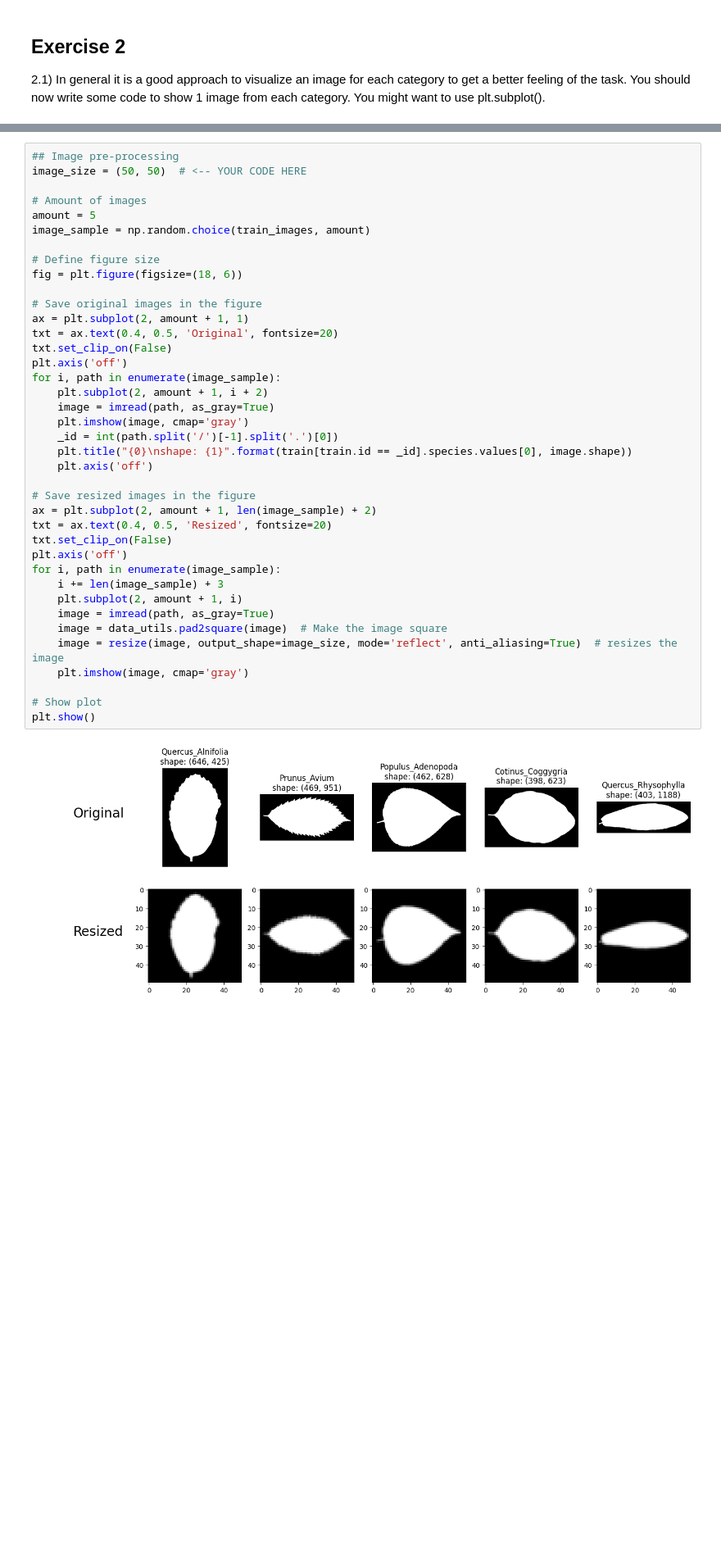
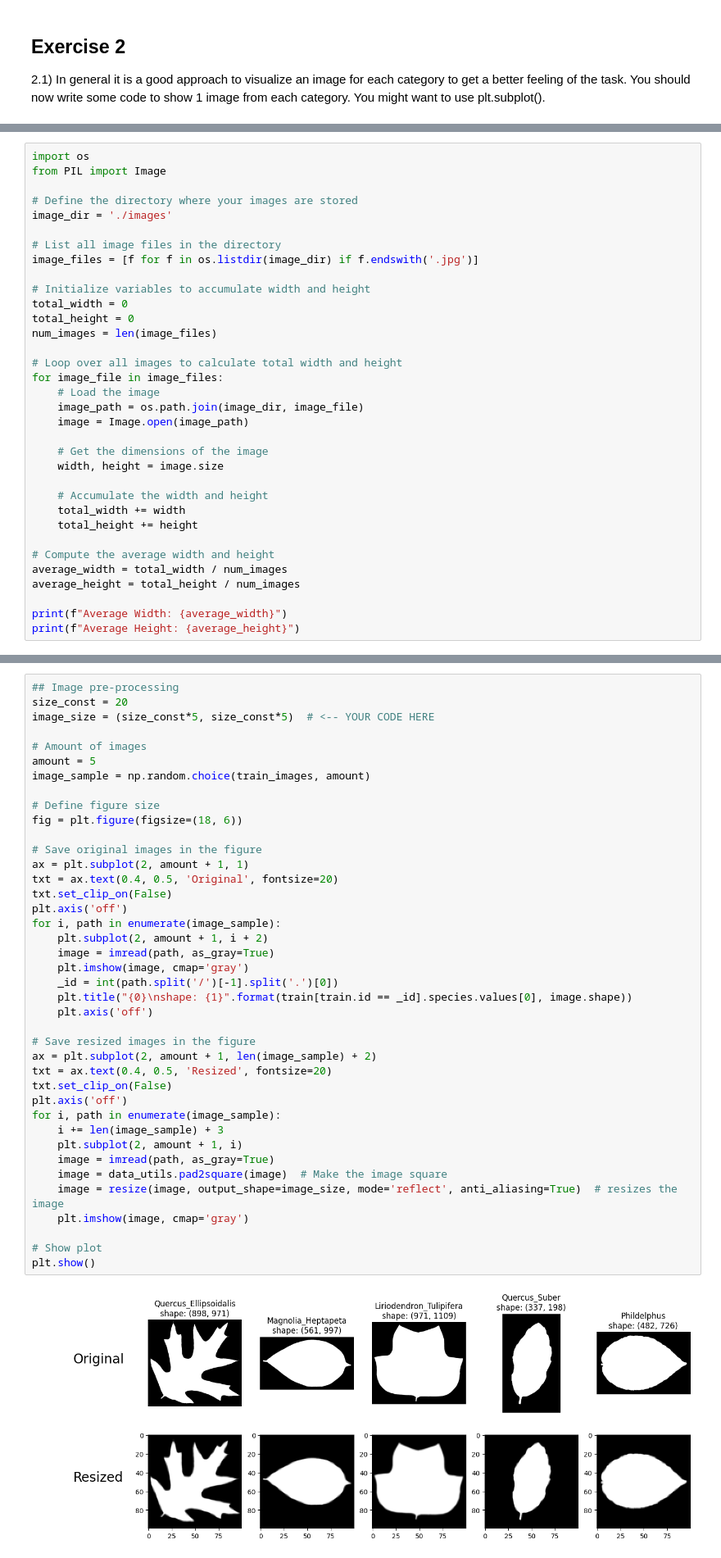
Before and after one commit to MarcelZelent/02456fork, a Jupyter notebook: 6_Mini_Project/6.1-EXE-Kaggle-Leaf-Challenge.ipynb, the cells around one changed output, grey strips where cells are left out. Shown at 82% size. Saved outputs shown, nothing was run; the diff lists cells and outputs as text; blank space fills up the shorter version.

```diff
--- a/6_Mini_Project/6.1-EXE-Kaggle-Leaf-Challenge.ipynb
+++ b/6_Mini_Project/6.1-EXE-Kaggle-Leaf-Challenge.ipynb
@@ -228,0 +231,34 @@ Change the `image_size = (?, ?)` parameter below, and note your choice.
+# %%
+import os
+from PIL import Image
+
+# Define the directory where your images are stored
+image_dir = './images'
+
+# List all image files in the directory
+image_files = [f for f in os.listdir(image_dir) if f.endswith('.jpg')]
+
+# Initialize variables to accumulate width and height
+total_width = 0
+total_height = 0
+num_images = len(image_files)
+
+# Loop over all images to calculate total width and height
+for image_file in image_files:
+    # Load the image
+    image_path = os.path.join(image_dir, image_file)
+    image = Image.open(image_path)
+
+    # Get the dimensions of the image
+    width, height = image.size
+
+    # Accumulate the width and height
+    total_width += width
+    total_height += height
+
+# Compute the average width and height
+average_width = total_width / num_images
+average_height = total_height / num_images
+
+print(f"Average Width: {average_width}")
+print(f"Average Height: {average_height}")
@@ -229,6 +268,7 @@ Change the `image_size = (?, ?)` parameter below, and note your choice.
 # %%
 ## Image pre-processing
-image_size = (50, 50)  # <-- YOUR CODE HERE
+size_const = 20
+image_size = (size_const*5, size_const*5)  # <-- YOUR CODE HERE
 
 # Amount of images
 amount = 5
@@ -239,34 +279,34 @@ fig = plt.figure(figsize=(18, 6))
 
 # Save original images in the figure
 ax = plt.subplot(2, amount + 1, 1)
 txt = ax.text(0.4, 0.5, 'Original', fontsize=20)
 txt.set_clip_on(False)
 plt.axis('off')
 for i, path in enumerate(image_sample):
     plt.subplot(2, amount + 1, i + 2)
     image = imread(path, as_gray=True)
     plt.imshow(image, cmap='gray')
     _id = int(path.split('/')[-1].split('.')[0])
     plt.title("{0}\nshape: {1}".format(train[train.id == _id].species.values[0], image.shape))
     plt.axis('off')
 
 # Save resized images in the figure
 ax = plt.subplot(2, amount + 1, len(image_sample) + 2)
 txt = ax.text(0.4, 0.5, 'Resized', fontsize=20)
 txt.set_clip_on(False)
 plt.axis('off')
 for i, path in enumerate(image_sample):
     i += len(image_sample) + 3
     plt.subplot(2, amount + 1, i)
     image = imread(path, as_gray=True)
     image = data_utils.pad2square(image)  # Make the image square
     image = resize(image, output_shape=image_size, mode='reflect', anti_aliasing=True)  # resizes the image
     plt.imshow(image, cmap='gray')
 
 # Show plot
 plt.show()
 # %% [output]
-[figure, old version]
+[figure, new version]
 # %% [markdown]
 ## Investigating the other features
 
```
Also changed, not shown: parts of 23 cells of this notebook.
